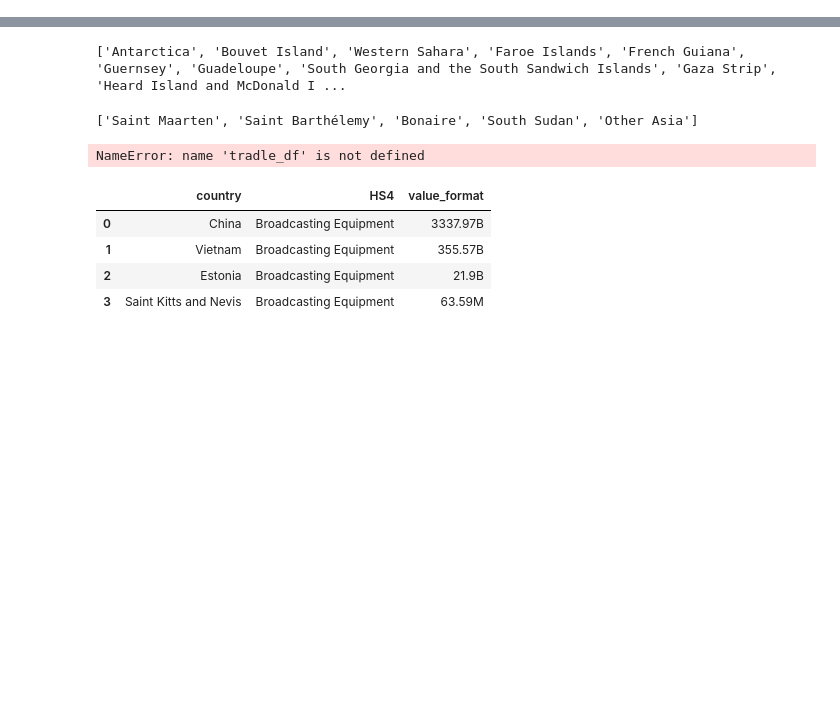
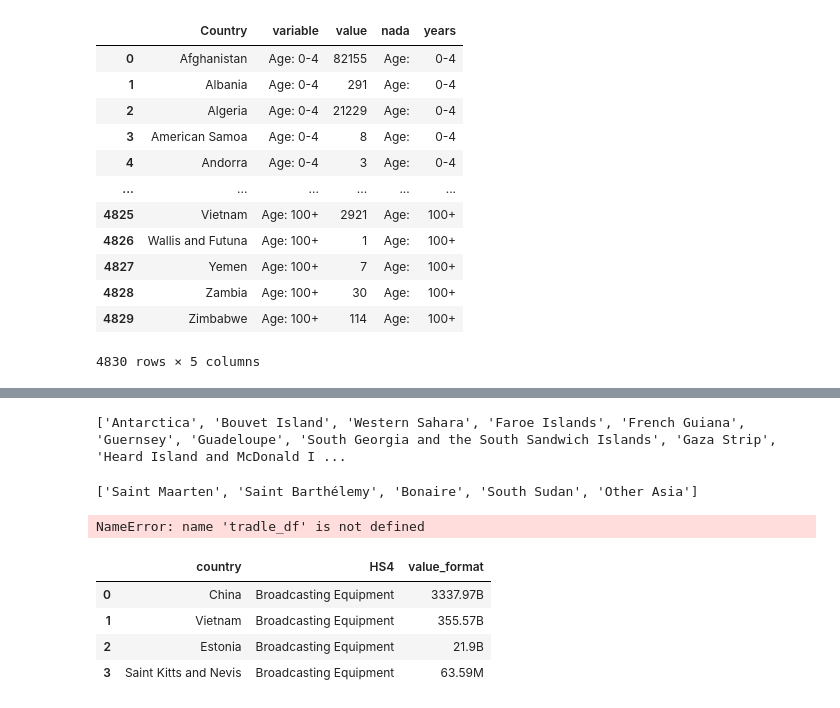
Before and after one commit to Guijarro8/tradleplus, a Jupyter notebook: tradle.ipynb, the cells around one changed output, grey strips where cells are left out. Cells and saved outputs as stored; diff of their text form; code cells hidden in the pictures; blank space fills up the shorter version.

```diff
--- a/tradle.ipynb
+++ b/tradle.ipynb
@@ -9,0 +97,16 @@ from src.utils import show_country
+# %%
+data_try
+# %% [output]
+|  | Country | variable | value | nada | years |
+| 0 | Afghanistan | Age: 0-4 | 82155 | Age: | 0-4 |
+| 1 | Albania | Age: 0-4 | 291 | Age: | 0-4 |
+| 2 | Algeria | Age: 0-4 | 21229 | Age: | 0-4 |
+| 3 | American Samoa | Age: 0-4 | 8 | Age: | 0-4 |
+| 4 | Andorra | Age: 0-4 | 3 | Age: | 0-4 |
+| ... | ... | ... | ... | ... | ... |
+| 4825 | Vietnam | Age: 100+ | 2921 | Age: | 100+ |
+| 4826 | Wallis and Futuna | Age: 100+ | 1 | Age: | 100+ |
+| 4827 | Yemen | Age: 100+ | 7 | Age: | 100+ |
+| 4828 | Zambia | Age: 100+ | 30 | Age: | 100+ |
+| 4829 | Zimbabwe | Age: 100+ | 114 | Age: | 100+ |
+4830 rows × 5 columns
```
Also changed, not shown: parts of 5 cells of this notebook, 3 other files.
